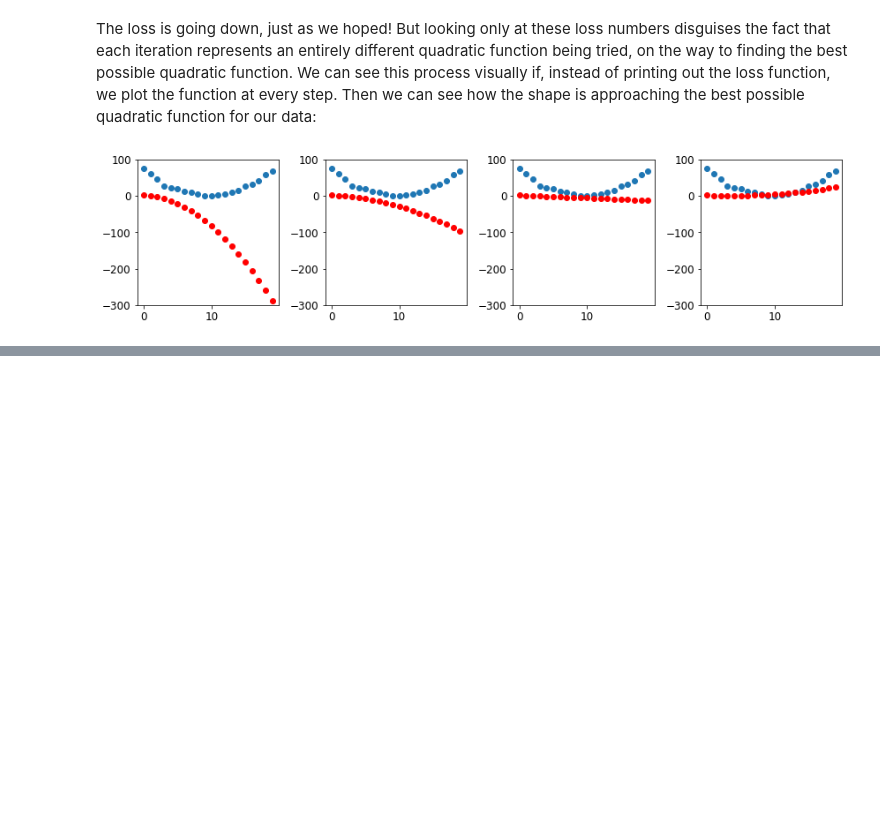
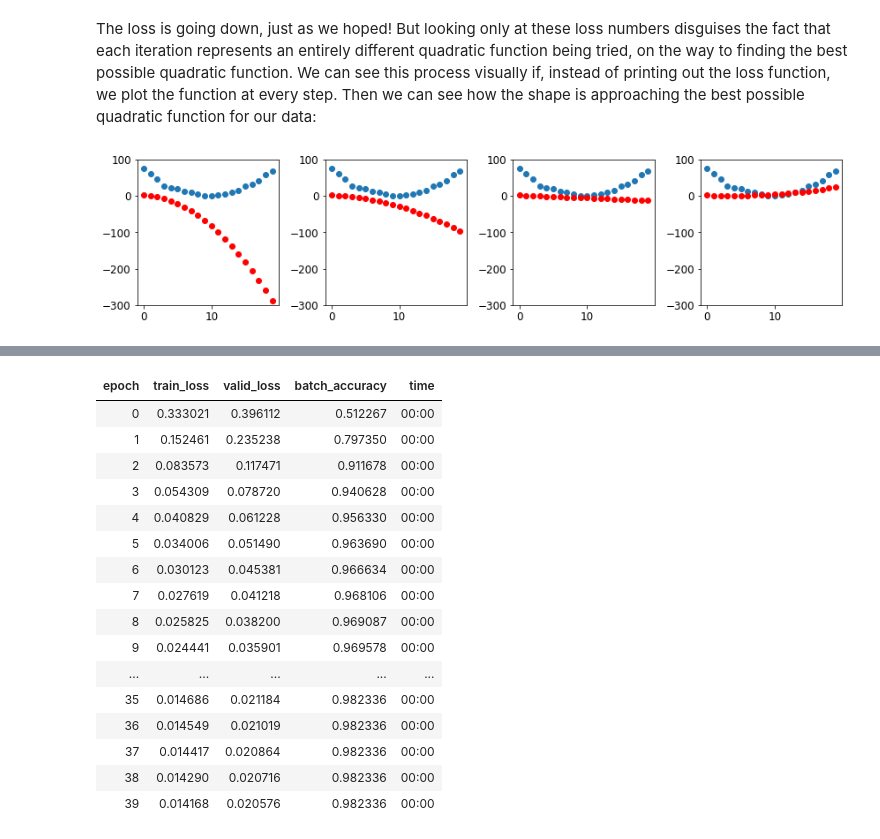
Before and after one commit to tdekelver-bd/Intro-to-DL-BD-2023, a Jupyter notebook: intro-dl-day1-2-mnist-deep-dive.ipynb, the cells around one changed output, grey strips where cells are left out. Saved outputs shown, nothing was run; the diff lists cells and outputs as text; code cells hidden in the pictures; blank space fills up the shorter version.

```diff
--- a/intro-dl-day1-2-mnist-deep-dive.ipynb
+++ b/intro-dl-day1-2-mnist-deep-dive.ipynb
@@ -449,0 +880,5 @@ plt.tight_layout()
+# %%
+def batch_accuracy(xb, yb):
+    preds = xb.sigmoid()
+    correct = (preds>0.5) == yb
+    return correct.float().mean()
@@ -449,0 +1073,20 @@ plt.tight_layout()
+# %%
+learn.fit(40, 0.1)
+# %% [output]
+| epoch | train_loss | valid_loss | batch_accuracy | time |
+| 0 | 0.333021 | 0.396112 | 0.512267 | 00:00 |
+| 1 | 0.152461 | 0.235238 | 0.797350 | 00:00 |
+| 2 | 0.083573 | 0.117471 | 0.911678 | 00:00 |
+| 3 | 0.054309 | 0.078720 | 0.940628 | 00:00 |
+| 4 | 0.040829 | 0.061228 | 0.956330 | 00:00 |
+| 5 | 0.034006 | 0.051490 | 0.963690 | 00:00 |
+| 6 | 0.030123 | 0.045381 | 0.966634 | 00:00 |
+| 7 | 0.027619 | 0.041218 | 0.968106 | 00:00 |
+| 8 | 0.025825 | 0.038200 | 0.969087 | 00:00 |
+| 9 | 0.024441 | 0.035901 | 0.969578 | 00:00 |
+| ... | ... | ... | ... | ... |
+| 35 | 0.014686 | 0.021184 | 0.982336 | 00:00 |
+| 36 | 0.014549 | 0.021019 | 0.982336 | 00:00 |
+| 37 | 0.014417 | 0.020864 | 0.982336 | 00:00 |
+| 38 | 0.014290 | 0.020716 | 0.982336 | 00:00 |
+| 39 | 0.014168 | 0.020576 | 0.982336 | 00:00 |
```
Also changed, not shown: parts of 129 cells of this notebook.
